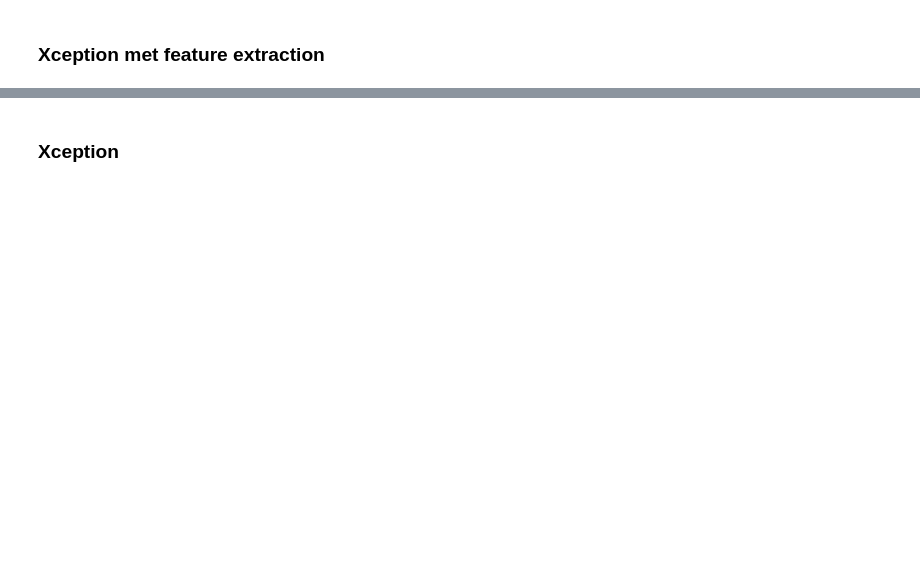
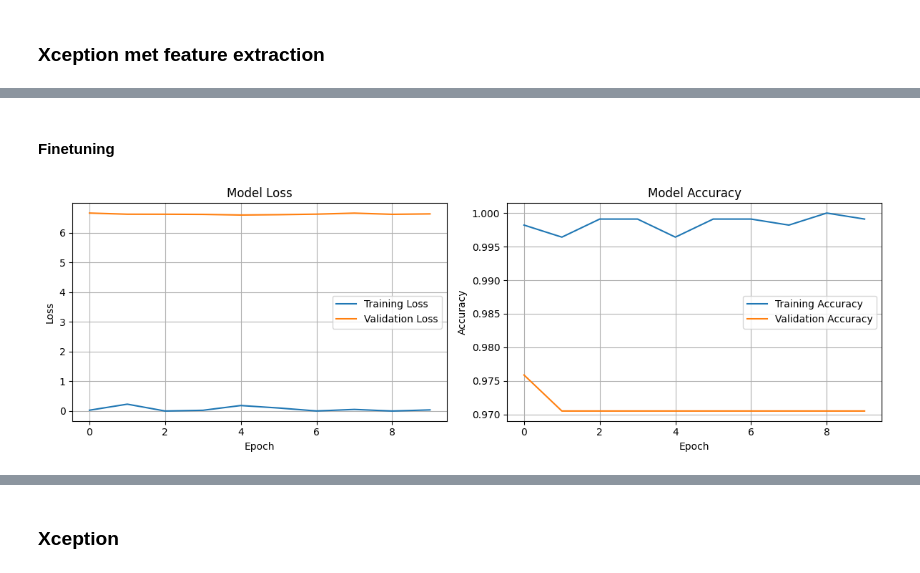
Before and after one commit to Tim-Mortier/Schilderijen-Classificatie, a Jupyter notebook: 6_Model_Training.ipynb, the cells around one changed output, grey strips where cells are left out. Saved outputs shown, nothing was run; the diff lists cells and outputs as text; code cells hidden in the pictures; blank space fills up the shorter version.

```diff
--- a/6_Model_Training.ipynb
+++ b/6_Model_Training.ipynb
@@ -471,0 +567,2 @@ ROC AUC:  0.9782911077993046
+# %% [markdown]
+#### Finetuning
@@ -471,0 +573,6 @@ ROC AUC:  0.9782911077993046
+# %%
+model.compile(loss="binary_crossentropy",optimizer=keras.optimizers.RMSprop(learning_rate=1e-5),metrics=["accuracy"])
+callbacks = [keras.callbacks.ModelCheckpoint(filepath="fine_tuning_xception.keras", save_best_only=True, monitor="val_loss"), DynamicMetricsPlotCallback()]
+history = model.fit(train_features, train_labels,epochs=10,validation_data=(val_features, val_labels),callbacks=callbacks, class_weight=class_weight, verbose=0)
+# %% [output]
+[figure, added]
```
Also changed, not shown: parts of 38 cells of this notebook.
